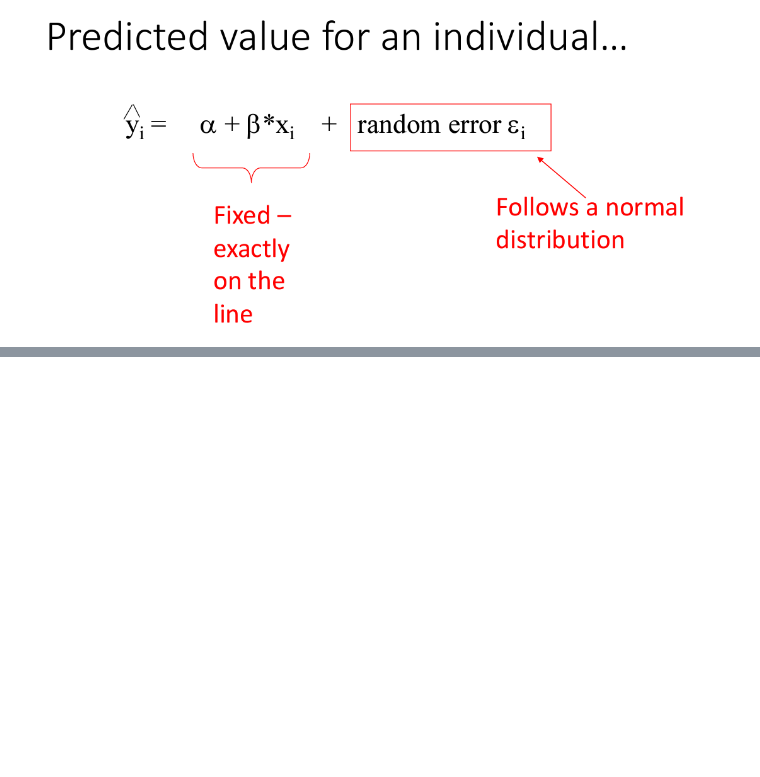
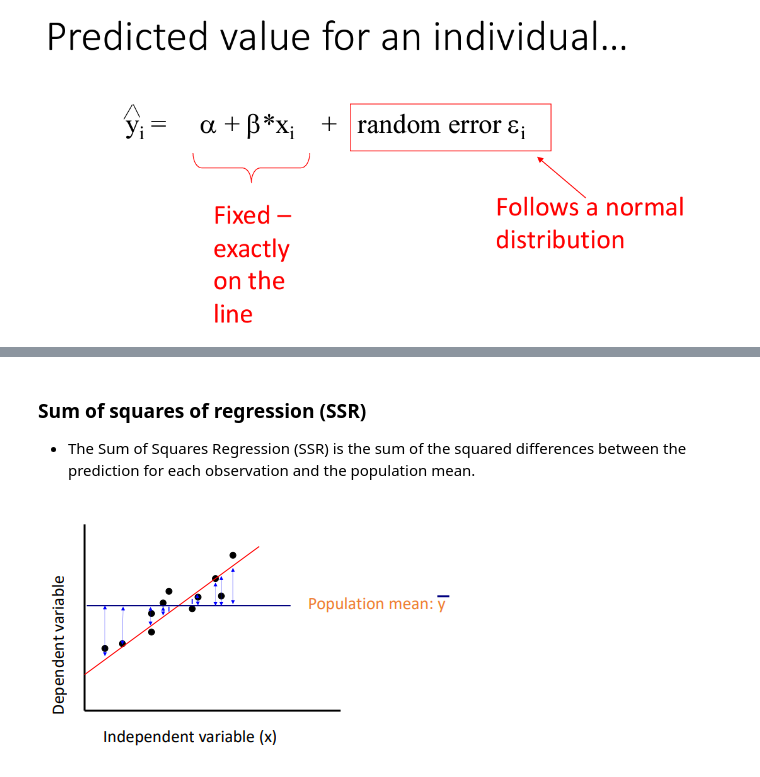
Before and after one commit to retrouvm/Code-Practice, a Jupyter notebook: Data_Science/lectures/lecture17.ipynb, the cells around one changed output, grey strips where cells are left out. Saved outputs shown, nothing was run; the diff lists cells and outputs as text; code cells hidden in the pictures; blank space fills up the shorter version.

```diff
--- a/Data_Science/lectures/lecture17.ipynb
+++ b/Data_Science/lectures/lecture17.ipynb
@@ -173,0 +199,7 @@ Image(filename=r"C:\Users\rmani\OneDrive\Pictures\rand.png")
+# %% [markdown]
+### Sum of squares of regression (SSR)
+* The Sum of Squares Regression (SSR) is the sum of the squared differences between the prediction for each observation and the population mean.
+# %%
+Image(filename=r"C:\Users\rmani\OneDrive\Pictures\ssr.png")
+# %% [output]
+[figure, added]
```
Also changed, not shown: parts of 28 cells of this notebook, 3 other files.
